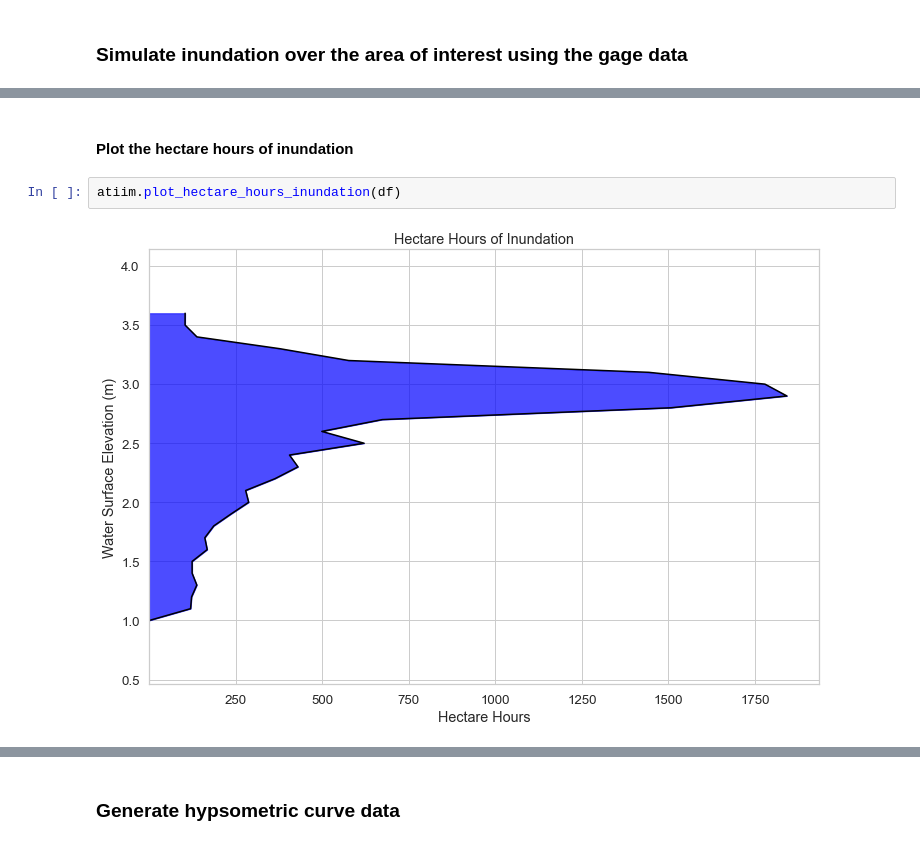
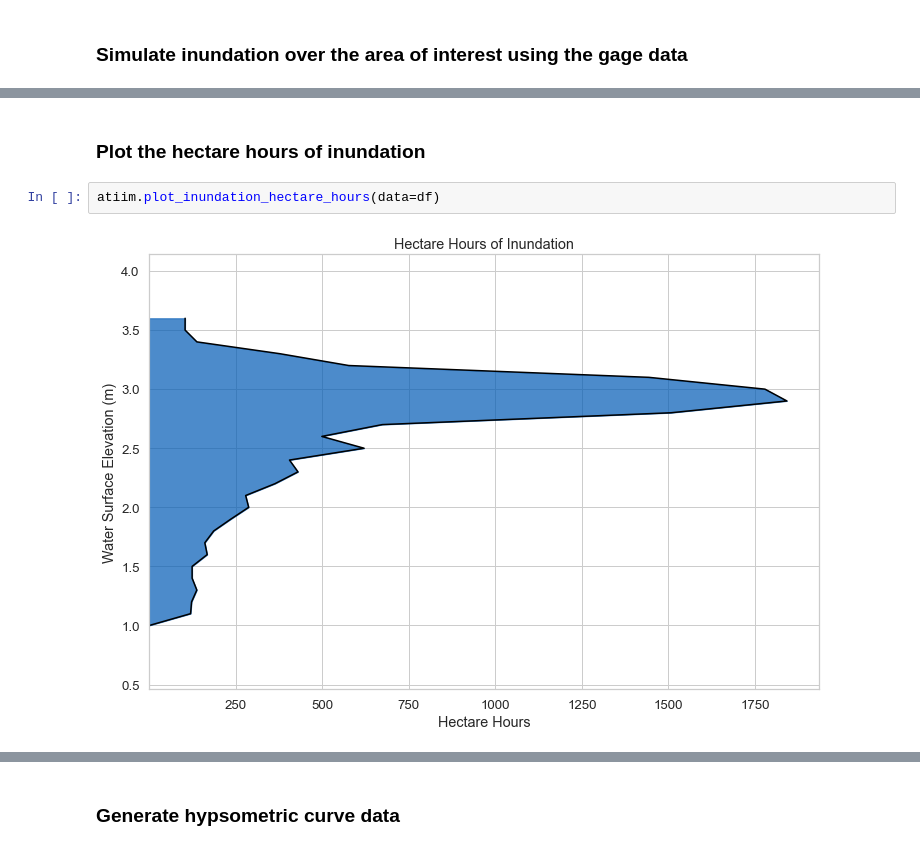
Before and after one commit to crvernon/atiim, a Jupyter notebook: noteboooks/testing.ipynb, the cells around one changed output, grey strips where cells are left out. Drawn from its saved outputs; the diff is of its cells as text.

Commit message:
update inundation plot fns

```diff
--- a/noteboooks/testing.ipynb
+++ b/noteboooks/testing.ipynb
@@ -88,6 +87,6 @@ df.head(2)
 # %% [markdown]
-#### Plot the hectare hours of inundation
+### Plot the hectare hours of inundation
 # %%
-atiim.plot_hectare_hours_inundation(df)
+atiim.plot_inundation_hectare_hours(data=df)
 # %% [output]
-[figure, old version]
+[figure, new version]
```
Also changed, not shown: parts of 13 cells of this notebook, 4 other files.
